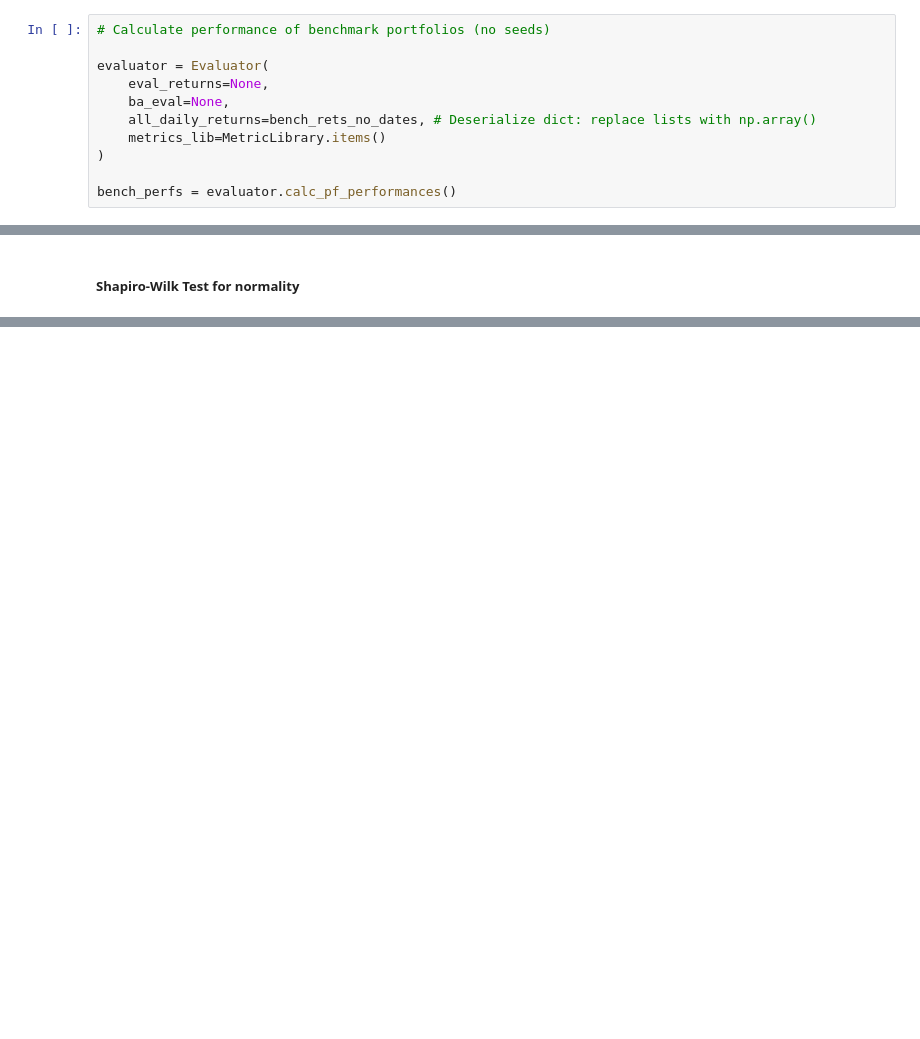
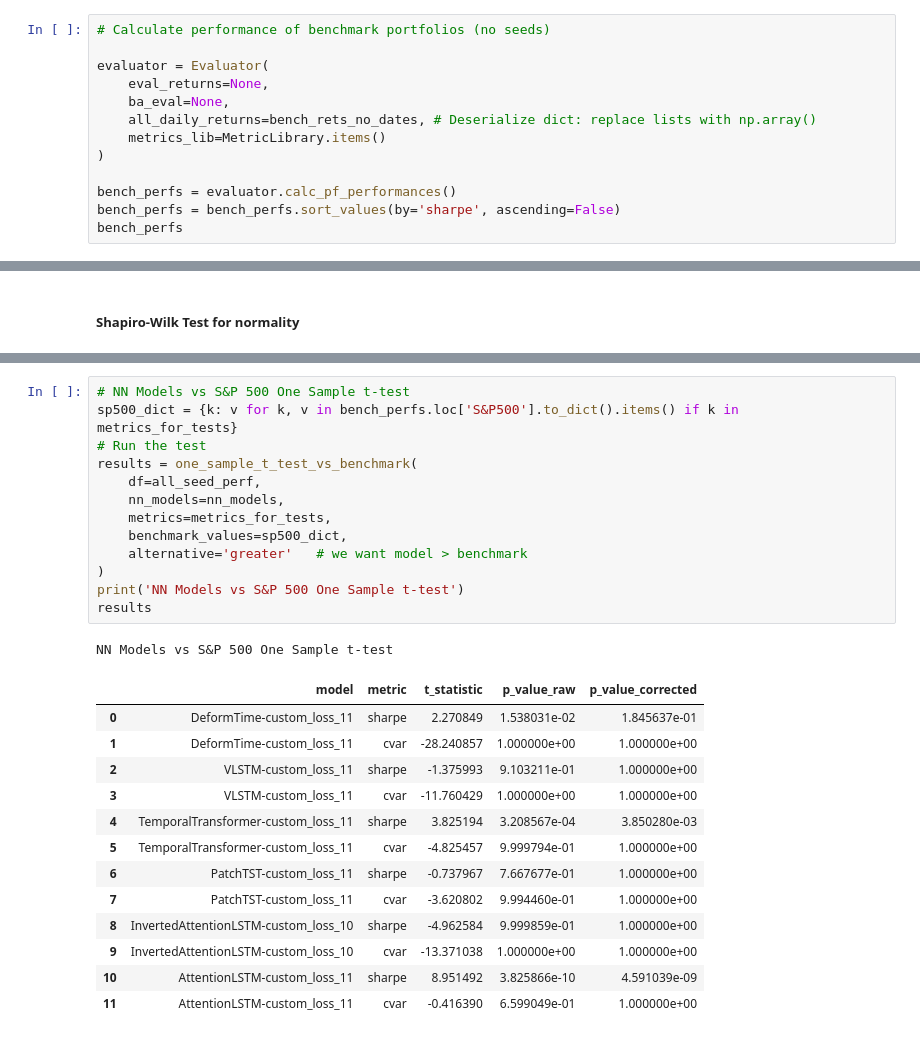
Before and after one commit to travisdesell/exact, a Jupyter notebook: financial_loss_functions/exploration/test_analysis.ipynb, the cells around one changed output, grey strips where cells are left out. Drawn from its saved outputs; the diff is of its cells as text; blank space fills up the shorter version.

Commit message:
Post: One-Sample-t

```diff
--- a/financial_loss_functions/exploration/test_analysis.ipynb
+++ b/financial_loss_functions/exploration/test_analysis.ipynb
@@ -167,3 +167,5 @@ evaluator = Evaluator(
 )
 
 bench_perfs = evaluator.calc_pf_performances()
+bench_perfs = bench_perfs.sort_values(by='sharpe', ascending=False)
+bench_perfs
@@ -385,0 +520,28 @@ normality_table
+# %%
+# NN Models vs S&P 500 One Sample t-test
+sp500_dict = {k: v for k, v in bench_perfs.loc['S&P500'].to_dict().items() if k in metrics_for_tests}
+# Run the test
+results = one_sample_t_test_vs_benchmark(
+    df=all_seed_perf,
+    nn_models=nn_models,
+    metrics=metrics_for_tests,
+    benchmark_values=sp500_dict,
+    alternative='greater'   # we want model > benchmark
+)
+print('NN Models vs S&P 500 One Sample t-test')
+results
+# %% [output]
+NN Models vs S&P 500 One Sample t-test
+|  | model | metric | t_statistic | p_value_raw | p_value_corrected |
+| 0 | DeformTime-custom_loss_11 | sharpe | 2.270849 | 1.538031e-02 | 1.845637e-01 |
+| 1 | DeformTime-custom_loss_11 | cvar | -28.240857 | 1.000000e+00 | 1.000000e+00 |
+| 2 | VLSTM-custom_loss_11 | sharpe | -1.375993 | 9.103211e-01 | 1.000000e+00 |
+| 3 | VLSTM-custom_loss_11 | cvar | -11.760429 | 1.000000e+00 | 1.000000e+00 |
+| 4 | TemporalTransformer-custom_loss_11 | sharpe | 3.825194 | 3.208567e-04 | 3.850280e-03 |
+| 5 | TemporalTransformer-custom_loss_11 | cvar | -4.825457 | 9.999794e-01 | 1.000000e+00 |
+| 6 | PatchTST-custom_loss_11 | sharpe | -0.737967 | 7.667677e-01 | 1.000000e+00 |
+| 7 | PatchTST-custom_loss_11 | cvar | -3.620802 | 9.994460e-01 | 1.000000e+00 |
+| 8 | InvertedAttentionLSTM-custom_loss_10 | sharpe | -4.962584 | 9.999859e-01 | 1.000000e+00 |
+| 9 | InvertedAttentionLSTM-custom_loss_10 | cvar | -13.371038 | 1.000000e+00 | 1.000000e+00 |
+| 10 | AttentionLSTM-custom_loss_11 | sharpe | 8.951492 | 3.825866e-10 | 4.591039e-09 |
+| 11 | AttentionLSTM-custom_loss_11 | cvar | -0.416390 | 6.599049e-01 | 1.000000e+00 |
```
Also changed, not shown: parts of 14 cells of this notebook, 1 other file.
